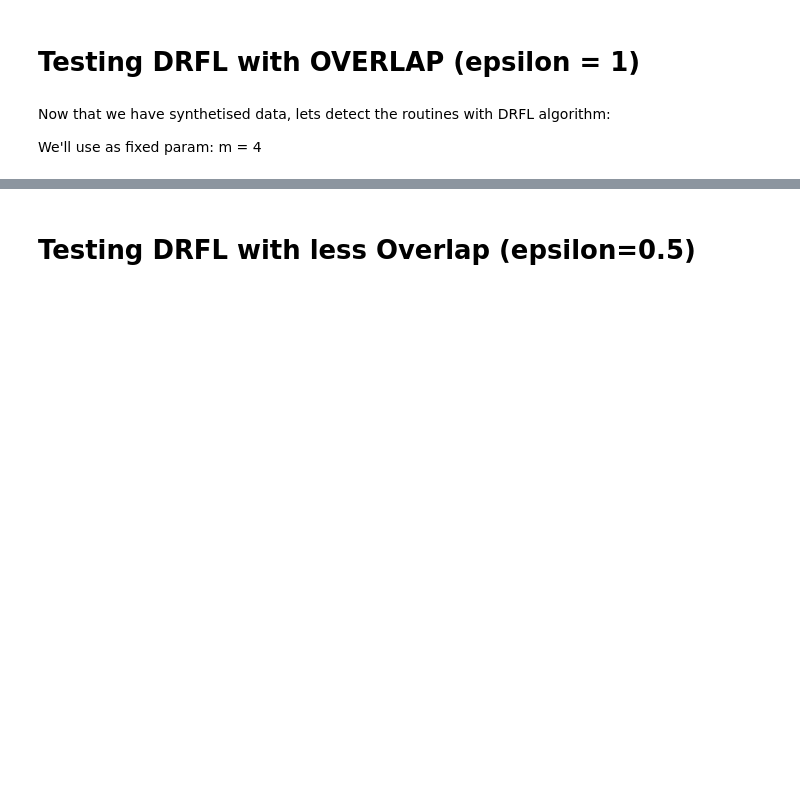
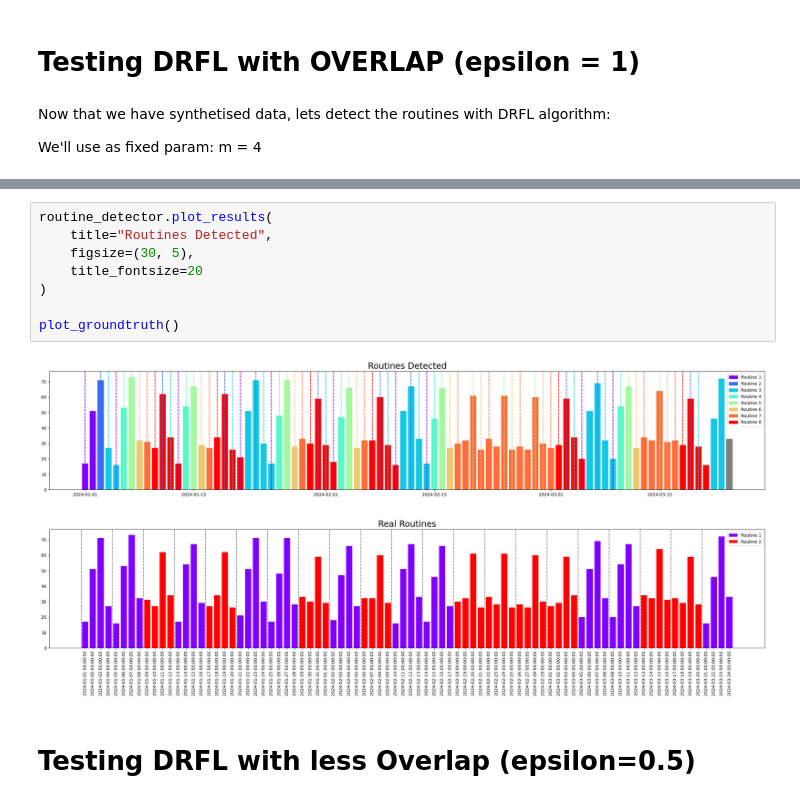
Before and after one commit to JavierGavina/Brute-Force-In-Routine-Detection, a Jupyter notebook: testing_routines.ipynb, the cells around one changed output, grey strips where cells are left out. Drawn from its saved outputs; the diff is of its cells as text; blank space fills up the shorter version.

```diff
--- a/testing_routines.ipynb
+++ b/testing_routines.ipynb
@@ -101,5 +109,16 @@ Date 8: [Timestamp('2024-01-11 00:00:00'), Timestamp('2024-01-19 00:00:00'), Tim
 
  --------------------------------------------------
+# %%
+routine_detector.plot_results(
+    title="Routines Detected",
+    figsize=(30, 5),
+    title_fontsize=20
+)
+
+plot_groundtruth()
+# %% [output]
+[figure, added]
+[figure, added]
 # %% [markdown]
 # Testing DRFL with less Overlap (epsilon=0.5)
 # %% [markdown]
```
Also changed, not shown: parts of 6 cells of this notebook.
